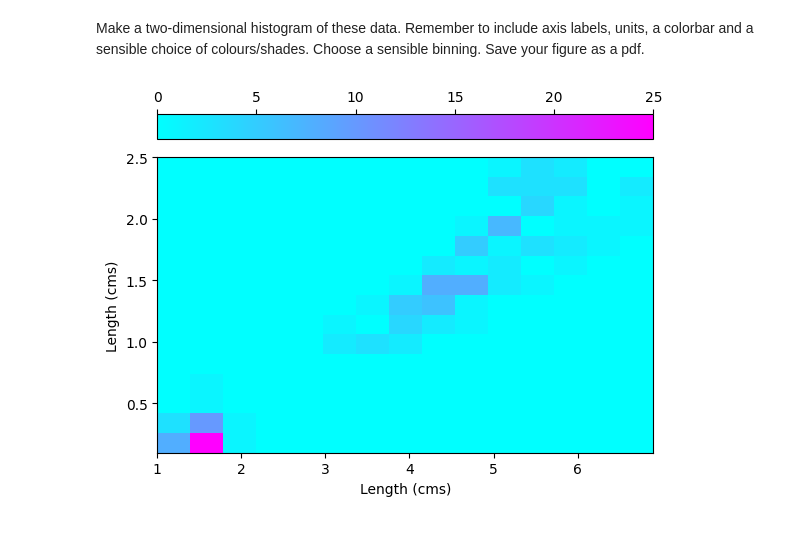
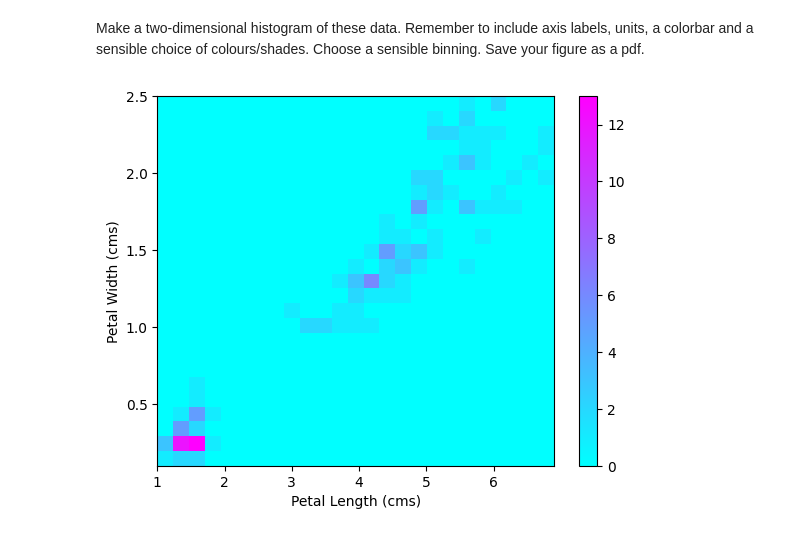
Before and after one commit to abbeywaldron/research_methods_2025, a Jupyter notebook: visualisation_3.ipynb, the cells around one changed output. Drawn from its saved outputs; the diff is of its cells as text; code cells hidden in the pictures.

```diff
--- a/visualisation_3.ipynb
+++ b/visualisation_3.ipynb
@@ -124,10 +124,11 @@ petal_width = np.array(df['Petal.Width'])
 # %% [markdown]
 Make a two-dimensional histogram of these data.  Remember to include axis labels, units, a colorbar and a sensible choice of colours/shades.  Choose a sensible binning.  Save your figure as a pdf.
 # %%
-plt.hist2d(petal_length, petal_width, bins=15, cmap='cool')
-plt.colorbar(location='top')
-plt.xlabel('Length (cms)')
-plt.ylabel('Length (cms)')
+plt.hist2d(petal_length, petal_width, bins=25, cmap='cool')
+plt.colorbar(location='right')
+plt.xlabel('Petal Length (cms)')
+plt.ylabel('Petal Width (cms)')
+plt.savefig('iris_length_width.png')
 plt.show()
 # %% [output]
-[figure, old version]
+[figure, new version]
```
Also changed, not shown: parts of 2 cells of this notebook.
